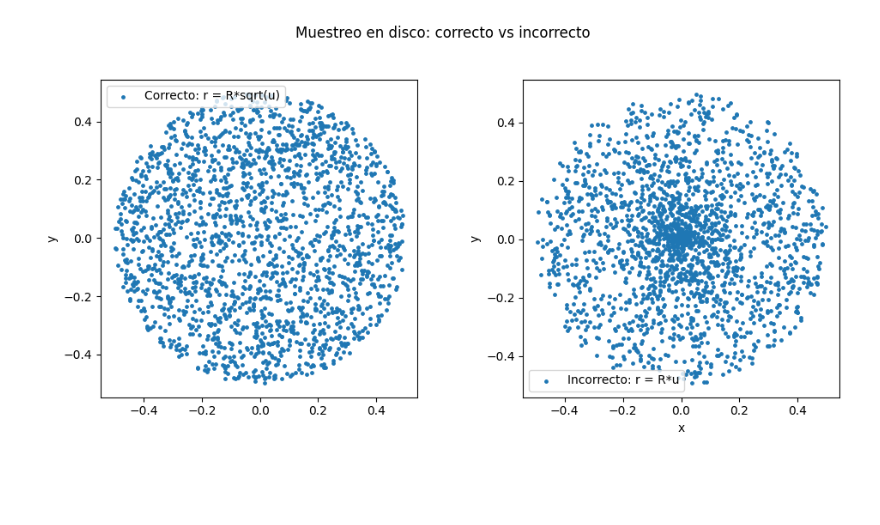
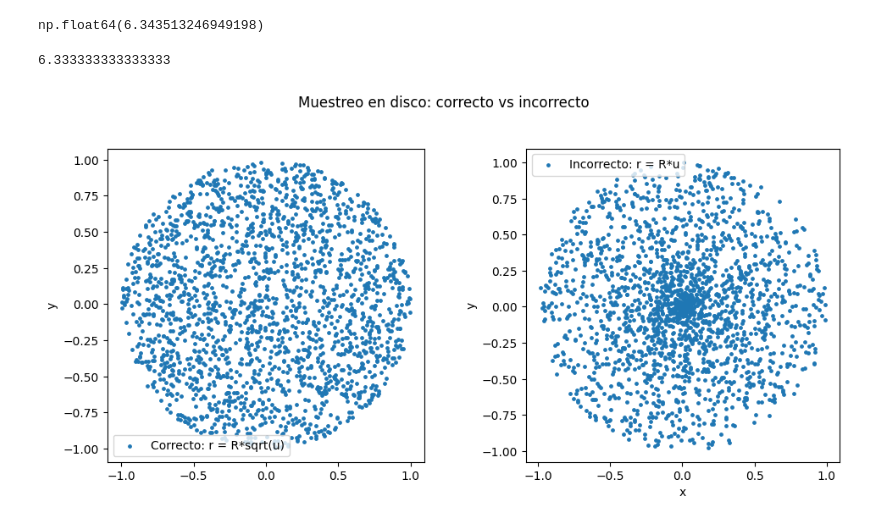
Before and after one commit to asegura4488/MetodosComputacionales2026, a Jupyter notebook: Semana7/IntegracionMonteCarlo.ipynb, the cells around one changed output. Drawn from its saved outputs; the diff is of its cells as text; code cells hidden in the pictures; blank space fills up the shorter version.

```diff
--- a/Semana7/IntegracionMonteCarlo.ipynb
+++ b/Semana7/IntegracionMonteCarlo.ipynb
@@ -6,3 +20,11 @@ import matplotlib.pyplot as plt
+# %%
+Integrar(f,2,3,N=10000)
+# %% [output]
+np.float64(6.343513246949198)
+# %%
+19/3
+# %% [output]
+6.333333333333333
 # %%
 def disco_sampling_comparacion(R=1.0, N=100):
 
@@ -17,32 +39,32 @@ def disco_sampling_comparacion(R=1.0, N=100):
     x_ok = r_ok * np.cos(th_ok)
     y_ok = r_ok * np.sin(th_ok)
 
     # -------------------------
     # INCORRECTO: r uniforme (sesgo al centro)
     # -------------------------
     u2 = np.random.rand(N)
     v2 = np.random.rand(N)
     r_bad = R * u2
     th_bad = 2*np.pi * v2
     x_bad = r_bad * np.cos(th_bad)
     y_bad = r_bad * np.sin(th_bad)
 
 
     fig, ax = plt.subplots(1, 2, figsize=(10,5))
     ax[0].scatter(x_ok,  y_ok,  s=6, label="Correcto: r = R*sqrt(u)")
     ax[1].scatter(x_bad, y_bad, s=6, label="Incorrecto: r = R*u")
     ax[0].set_aspect('equal', 'box')
     ax[1].set_aspect('equal', 'box')
     fig.suptitle("Muestreo en disco: correcto vs incorrecto")
     ax[0].set_ylabel("y")
     ax[1].set_xlabel("x")
     ax[1].set_ylabel("y")
     ax[0].legend()
     ax[1].legend()
     plt.tight_layout(rect=[0, 0.03, 1, 0.95]) # Adjust layout to prevent title overlap
     plt.show()
 
 if __name__ == "__main__":
-    disco_sampling_comparacion(R=0.5, N=2000)
+    disco_sampling_comparacion(R=1, N=2000)
 # %% [output]
-[figure, old version]
+[figure, new version]
```
Also changed, not shown: parts of 2 cells of this notebook.
